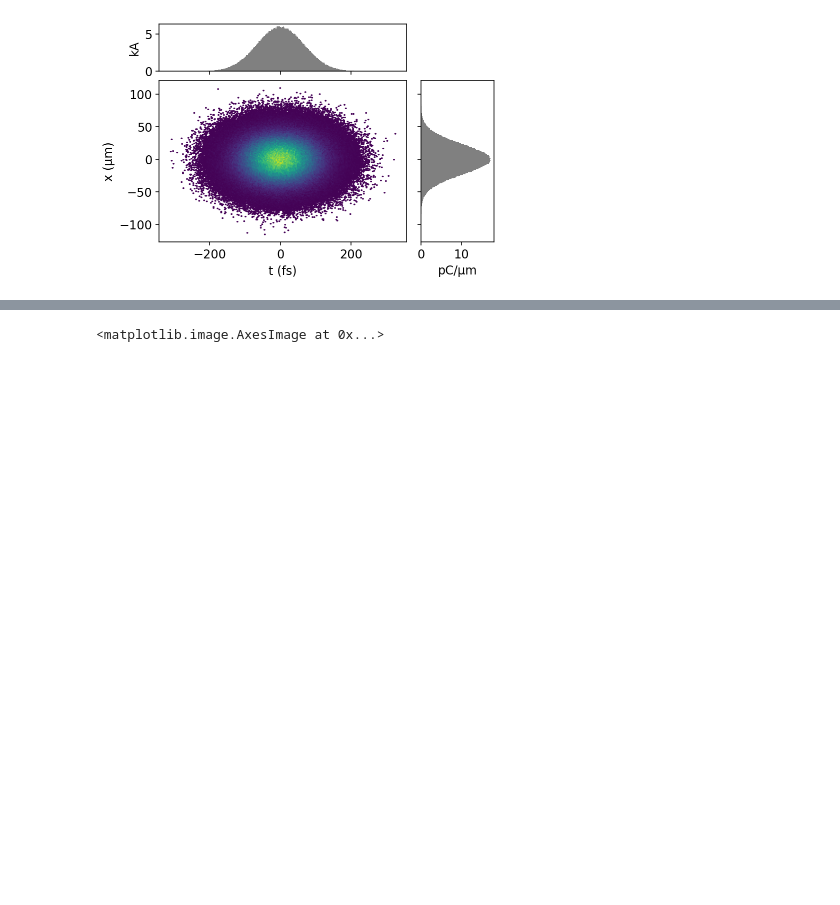
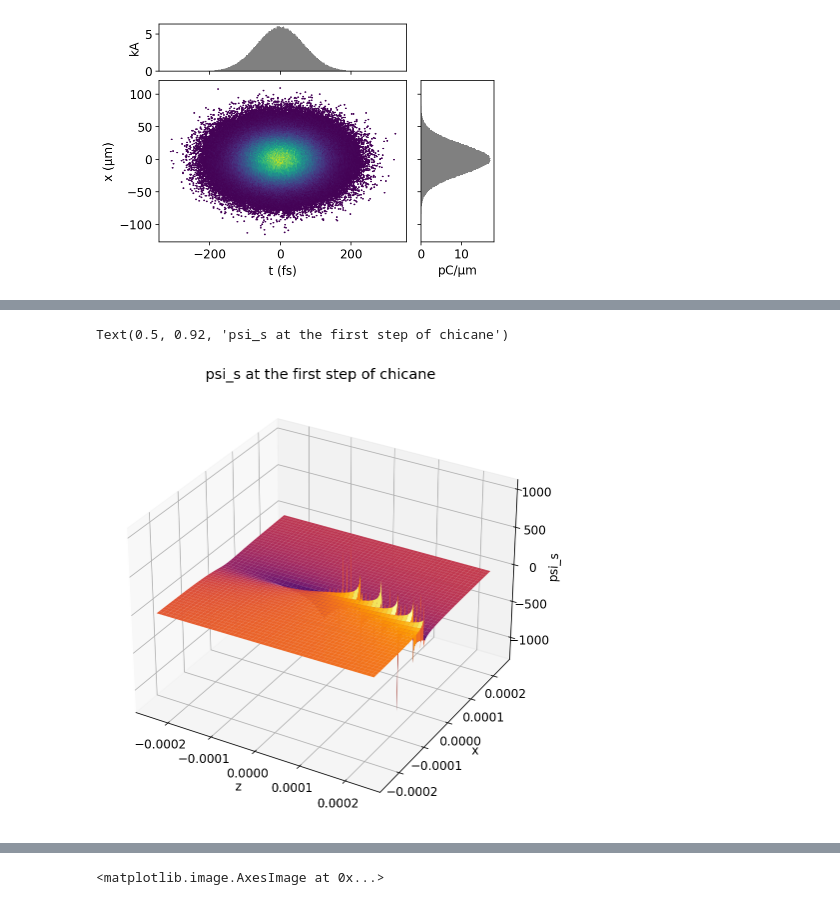
Before and after one commit to weiyuanlou/PyCSR2D, a Jupyter notebook: benchmarking/one_bend/CT2.ipynb, the cells around one changed output, grey strips where cells are left out. Drawn from its saved outputs; the diff is of its cells as text; code cells hidden in the pictures; blank space fills up the shorter version.

```diff
--- a/benchmarking/one_bend/CT2.ipynb
+++ b/benchmarking/one_bend/CT2.ipynb
@@ -289,3 +311,18 @@ plt.plot(output['zvec'],output['Ws_grid'][:,100])
+# %%
+from mpl_toolkits import mplot3d
+Z, X = np.meshgrid(output['zvec2'], output['zvec2'])
+
+fig, ax = plt.subplots(figsize=(8,8))
+ax = plt.axes(projection='3d')
+#ax.contour3D(Z,X, psi_s_grid , 1000, cmap='inferno')
+ax.plot_surface(Z,X, psi_s_grid , cmap='inferno')
+ax.set_xlabel('z')
+ax.set_ylabel('x')
+ax.set_zlabel('psi_s')
+ax.set_title('psi_s at the first step of chicane')
+# %% [output]
+Text(0.5, 0.92, 'psi_s at the first step of chicane')
+[figure, added]
 # %%
 psi_s_grid = output['psi_s_grid']
 plt.imshow(psi_s_grid.T)
```
Also changed, not shown: parts of 13 cells of this notebook, 3 other files.
